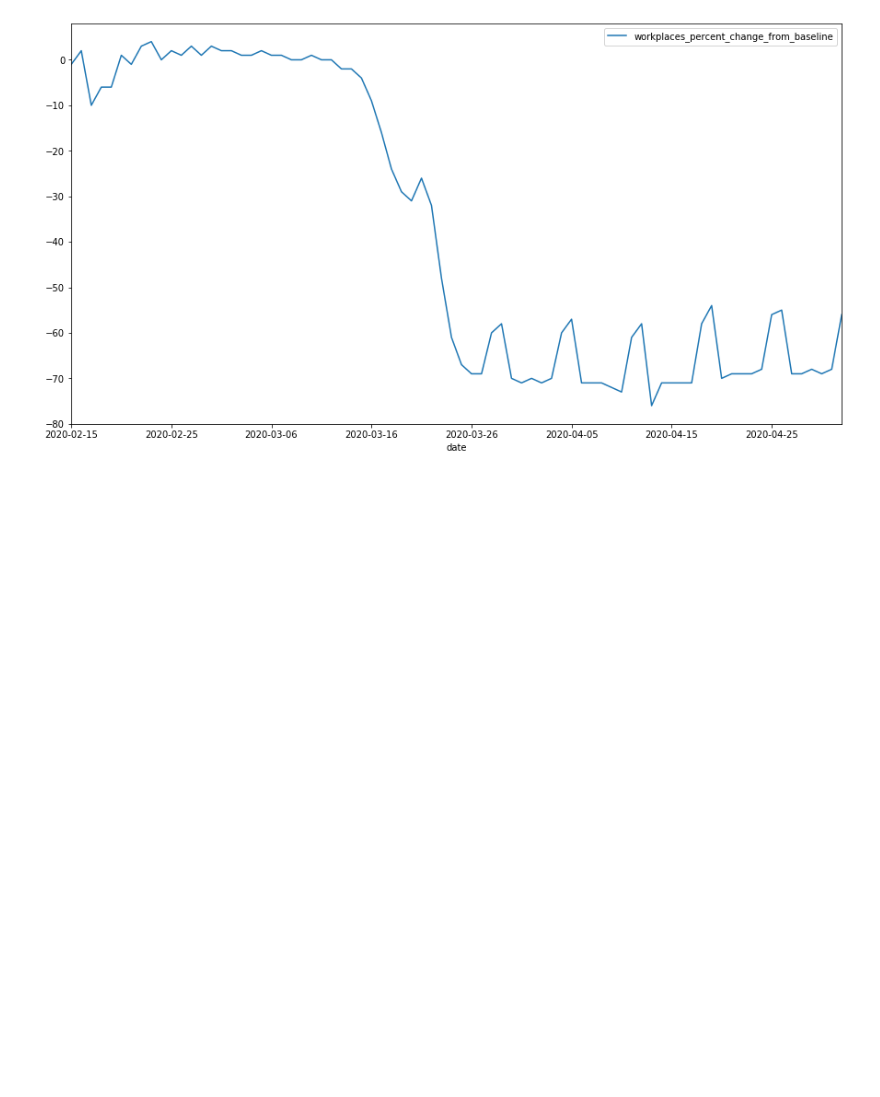
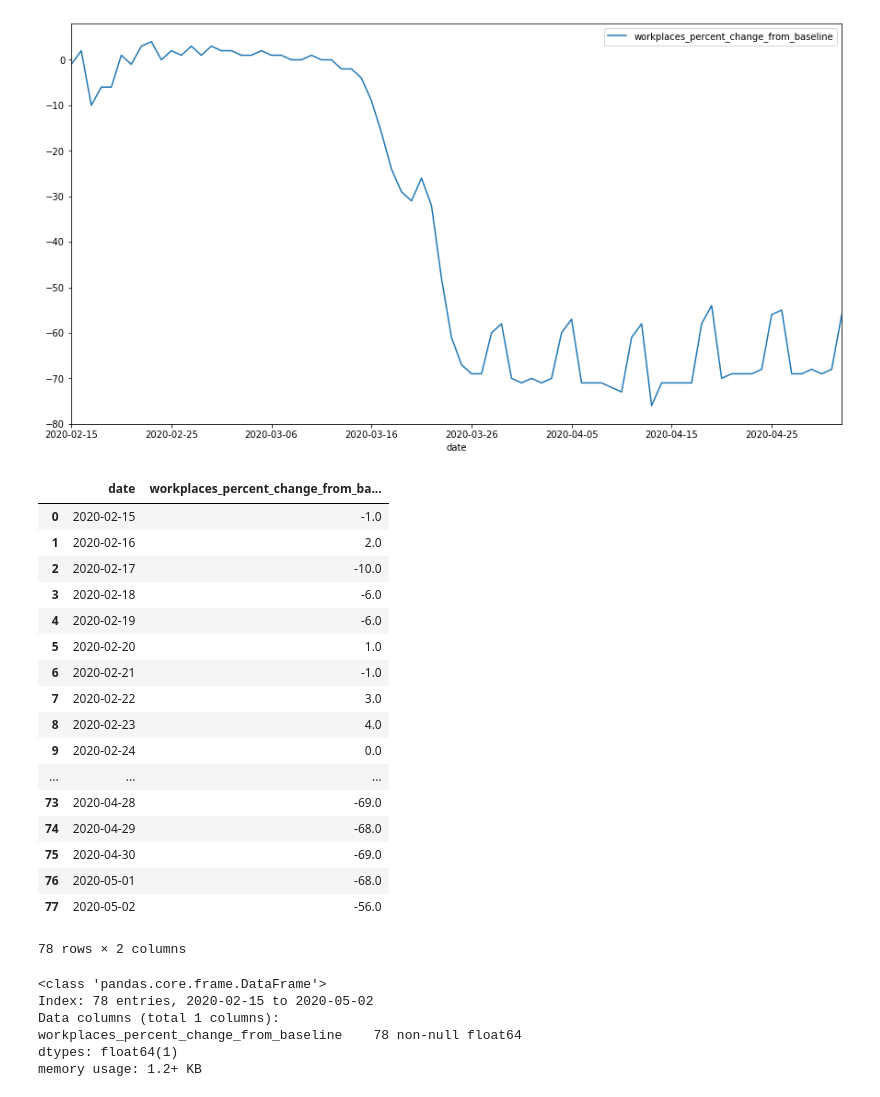
Before and after one commit to covidmaps/scotland, a Jupyter notebook: transport.ipynb, the cells around one changed output. Cells and saved outputs as stored; diff of their text form; code cells hidden in the pictures; blank space fills up the shorter version.

```diff
--- a/transport.ipynb
+++ b/transport.ipynb
@@ -37,3 +37,26 @@ df_aberdeen.plot(figsize=(15,8))
 <matplotlib.axes._subplots.AxesSubplot at 0x...>
 <Figure size 432x288 with 0 Axes>
 [figure]
+# %%
+df_aberdeen.reset_index(inplace=True)
+# %%
+df_aberdeen
+# %% [output]
+|  | date | workplaces_percent_change_from_ba... |
+| 0 | 2020-02-15 | -1.0 |
+| 1 | 2020-02-16 | 2.0 |
+| 2 | 2020-02-17 | -10.0 |
+| 3 | 2020-02-18 | -6.0 |
+| 4 | 2020-02-19 | -6.0 |
+| 5 | 2020-02-20 | 1.0 |
+| 6 | 2020-02-21 | -1.0 |
+| 7 | 2020-02-22 | 3.0 |
+| 8 | 2020-02-23 | 4.0 |
+| 9 | 2020-02-24 | 0.0 |
+| ... | ... | ... |
+| 73 | 2020-04-28 | -69.0 |
+| 74 | 2020-04-29 | -68.0 |
+| 75 | 2020-04-30 | -69.0 |
+| 76 | 2020-05-01 | -68.0 |
+| 77 | 2020-05-02 | -56.0 |
+78 rows × 2 columns
@@ -39,0 +65,9 @@ df_aberdeen.plot(figsize=(15,8))
+# %%
+df_aberdeen.info()
+# %% [output]
+<class 'pandas.core.frame.DataFrame'>
+Index: 78 entries, 2020-02-15 to 2020-05-02
+Data columns (total 1 columns):
+workplaces_percent_change_from_baseline    78 non-null float64
+dtypes: float64(1)
+memory usage: 1.2+ KB
```
Also changed, not shown: parts of 4 cells of this notebook, 3 other files.
